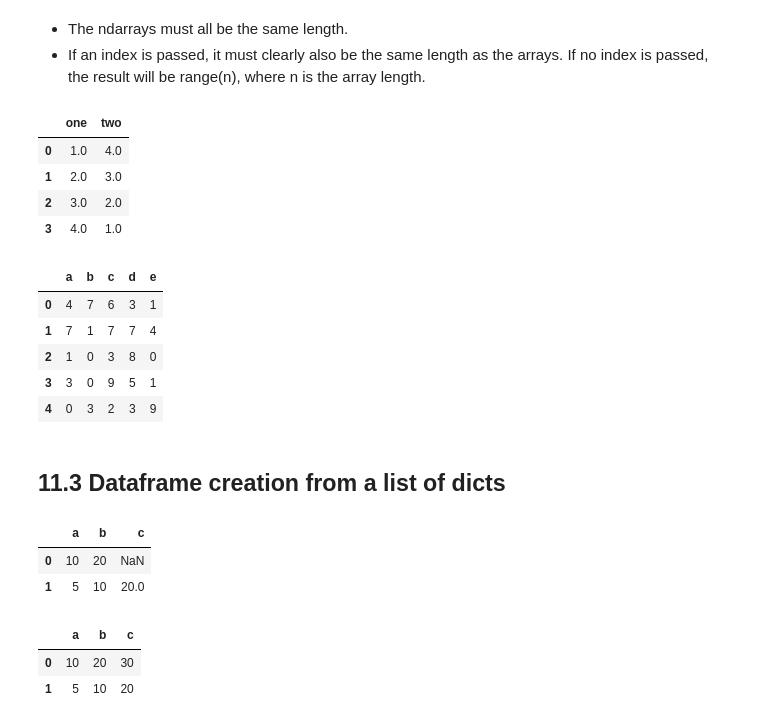
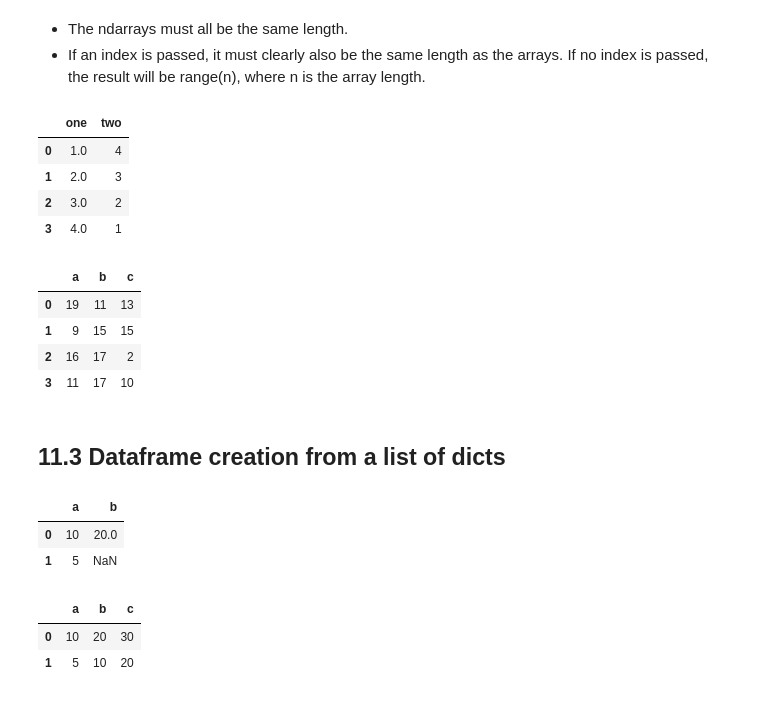
Before and after one commit to ThomasMoming/Week1---Intro-to-Python, a Jupyter notebook: Introduction_to_Python.ipynb, the cells around one changed output. Drawn from its saved outputs; the diff is of its cells as text; code cells hidden in the pictures.

```diff
--- a/Introduction_to_Python.ipynb
+++ b/Introduction_to_Python.ipynb
@@ -1117,33 +1393,32 @@ d  NaN    3
  - The ndarrays must all be the same length.
  - If an index is passed, it must clearly also be the same length as the arrays. If no index is passed, the result will be range(n), where n is the array length.
 # %%
-d = {'one' : [1., 2., 3., 4.], 'two' : [4., 3., 2., 1.]}
+d = {'one' : [1., 2., 3., 4.], 'two' : [4, 3, 2, 1]}
 pd.DataFrame(d)
 # %% [output]
 |  | one | two |
-| 0 | 1.0 | 4.0 |
-| 1 | 2.0 | 3.0 |
-| 2 | 3.0 | 2.0 |
-| 3 | 4.0 | 1.0 |
+| 0 | 1.0 | 4 |
+| 1 | 2.0 | 3 |
+| 2 | 3.0 | 2 |
+| 3 | 4.0 | 1 |
 # %%
-df2 = pd.DataFrame(np.random.randint(low=0, high=10, size=(5, 5)), columns=['a', 'b', 'c', 'd', 'e'])
+df2 = pd.DataFrame(np.random.randint(low=0, high=20, size=(4, 3)), columns=['a', 'b', 'c'])
 df2
 # %% [output]
-|  | a | b | c | d | e |
-| 0 | 4 | 7 | 6 | 3 | 1 |
-| 1 | 7 | 1 | 7 | 7 | 4 |
-| 2 | 1 | 0 | 3 | 8 | 0 |
-| 3 | 3 | 0 | 9 | 5 | 1 |
-| 4 | 0 | 3 | 2 | 3 | 9 |
+|  | a | b | c |
+| 0 | 19 | 11 | 13 |
+| 1 | 9 | 15 | 15 |
+| 2 | 16 | 17 | 2 |
+| 3 | 11 | 17 | 10 |
 # %% [markdown]
 ## 11.3 Dataframe creation from a list of dicts
 # %%
-data = [{'a':10,"b":20},{'a':5,'b':10,'c':20}]
+data = [{'a':10,"b":20},{'a':5}]
 pd.DataFrame(data)
 # %% [output]
-|  | a | b | c |
-| 0 | 10 | 20 | NaN |
-| 1 | 5 | 10 | 20.0 |
+|  | a | b |
+| 0 | 10 | 20.0 |
+| 1 | 5 | NaN |
 # %%
 data = [{'a':10,"b":20,"c":30},{'a':5,'b':10,'c':20}]
 pd.DataFrame(data)
```
Also changed, not shown: parts of 78 cells of this notebook.
